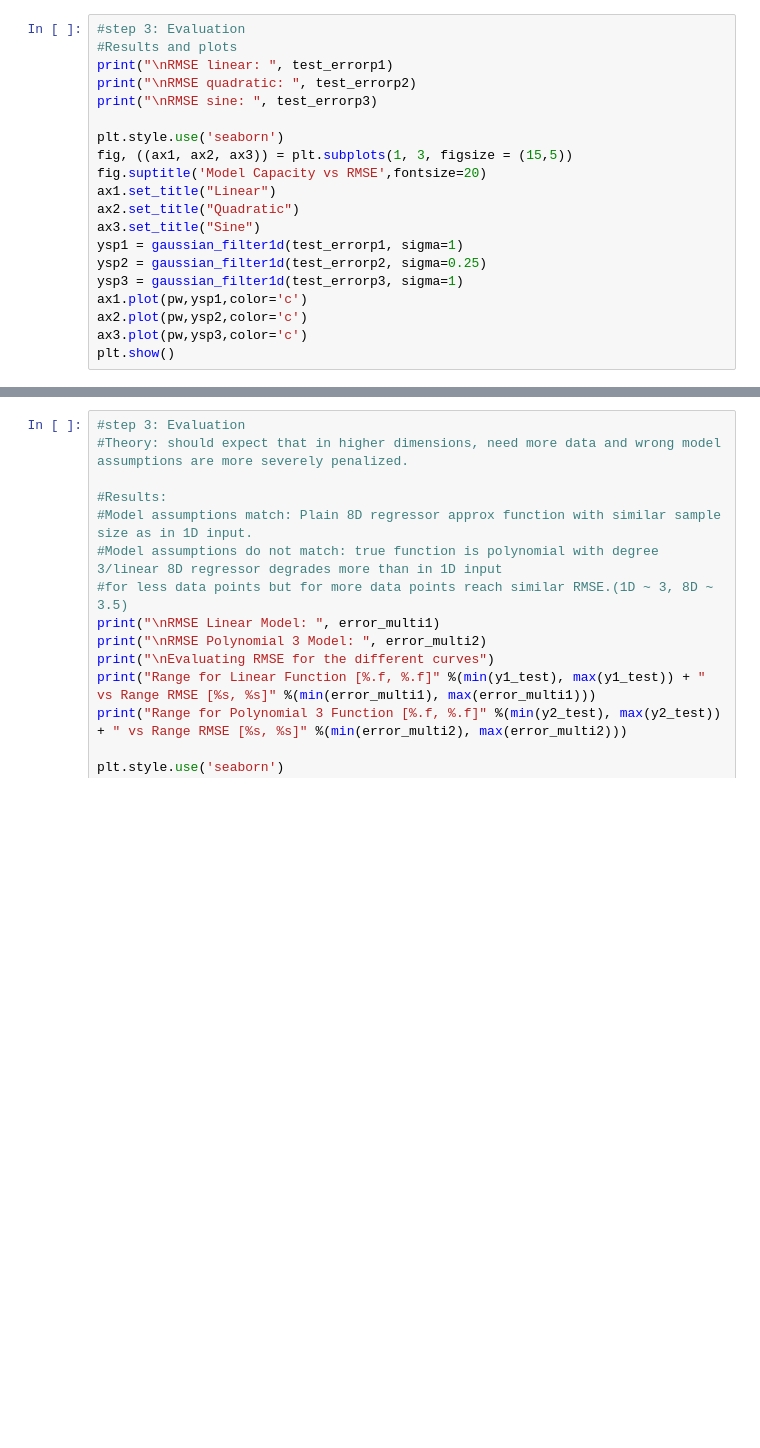
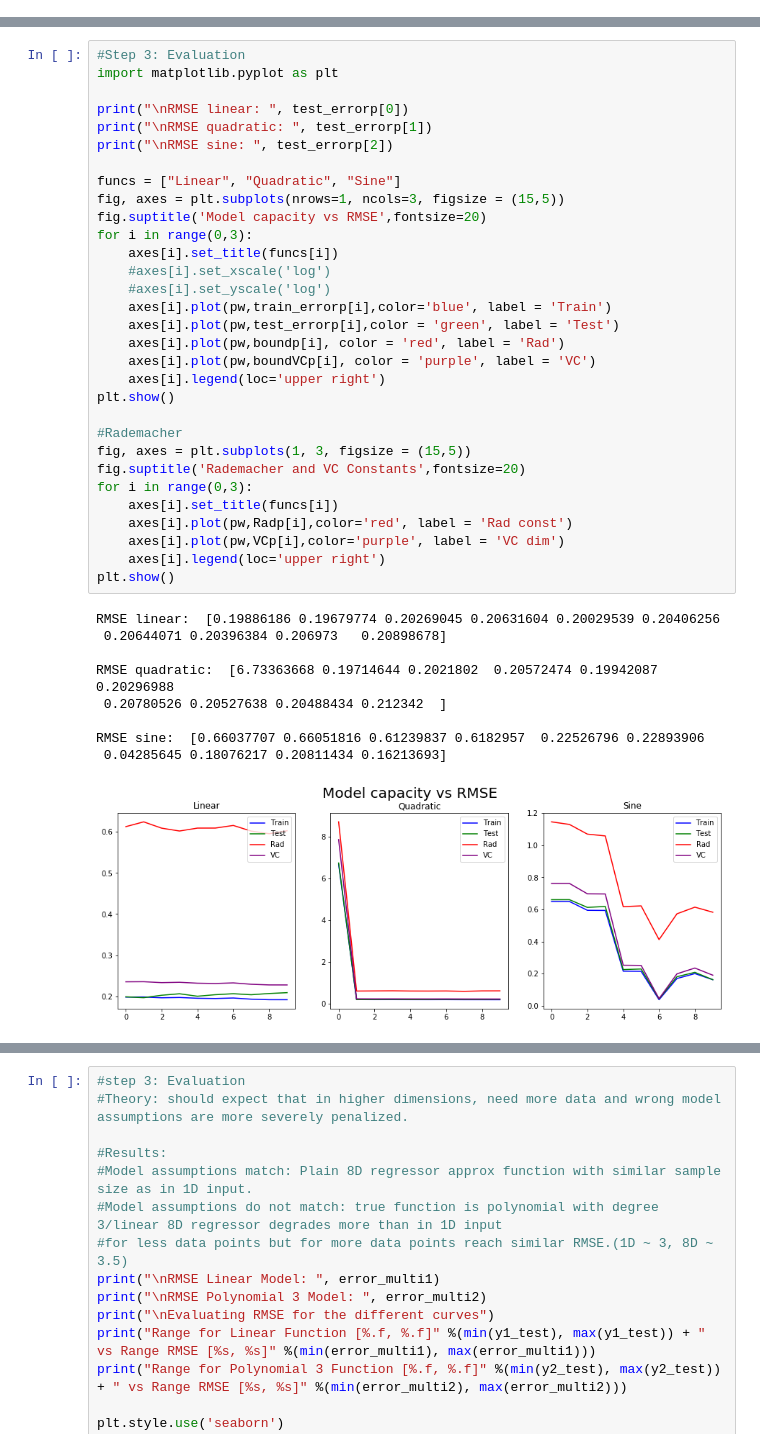
Before and after one commit to gabiBettgenhaeuser/ML_SeminarProject, a Jupyter notebook: Regression.ipynb, the cells around one changed output, grey strips where cells are left out. Drawn from its saved outputs; the diff is of its cells as text; blank space fills up the shorter version.

```diff
--- a/Regression.ipynb
+++ b/Regression.ipynb
@@ -417,20 +399,0 @@ plt.show()
-# %%
-#step 3: Evaluation
-#Results and plots
-print("\nRMSE linear: ", test_errorp1)
-print("\nRMSE quadratic: ", test_errorp2)
-print("\nRMSE sine: ", test_errorp3)
-
-plt.style.use('seaborn')
-fig, ((ax1, ax2, ax3)) = plt.subplots(1, 3, figsize = (15,5))
-fig.suptitle('Model Capacity vs RMSE',fontsize=20)
-ax1.set_title("Linear")
-ax2.set_title("Quadratic")
-ax3.set_title("Sine")
-ysp1 = gaussian_filter1d(test_errorp1, sigma=1)
-ysp2 = gaussian_filter1d(test_errorp2, sigma=0.25)
-ysp3 = gaussian_filter1d(test_errorp3, sigma=1)
-ax1.plot(pw,ysp1,color='c')
-ax2.plot(pw,ysp2,color='c')
-ax3.plot(pw,ysp3,color='c')
-plt.show()
@@ -443,0 +444,41 @@ RMSE sine:  [0.6505926585881237, 0.6501896027146171, 0.7312296903581563, 0.83877
+# %%
+#Step 3: Evaluation
+import matplotlib.pyplot as plt
+
+print("\nRMSE linear: ", test_errorp[0])
+print("\nRMSE quadratic: ", test_errorp[1])
+print("\nRMSE sine: ", test_errorp[2])
+
+funcs = ["Linear", "Quadratic", "Sine"]
+fig, axes = plt.subplots(nrows=1, ncols=3, figsize = (15,5))
+fig.suptitle('Model capacity vs RMSE',fontsize=20)
+for i in range(0,3):
+    axes[i].set_title(funcs[i])
+    #axes[i].set_xscale('log')
+    #axes[i].set_yscale('log')
+    axes[i].plot(pw,train_errorp[i],color='blue', label = 'Train')
+    axes[i].plot(pw,test_errorp[i],color = 'green', label = 'Test')
+    axes[i].plot(pw,boundp[i], color = 'red', label = 'Rad')
+    axes[i].plot(pw,boundVCp[i], color = 'purple', label = 'VC')
+    axes[i].legend(loc='upper right')
+plt.show()
+
+#Rademacher
+fig, axes = plt.subplots(1, 3, figsize = (15,5))
+fig.suptitle('Rademacher and VC Constants',fontsize=20)
+for i in range(0,3):
+    axes[i].set_title(funcs[i])
+    axes[i].plot(pw,Radp[i],color='red', label = 'Rad const')
+    axes[i].plot(pw,VCp[i],color='purple', label = 'VC dim')
+    axes[i].legend(loc='upper right')
+plt.show()
+# %% [output]
+RMSE linear:  [0.19886186 0.19679774 0.20269045 0.20631604 0.20029539 0.20406256
+ 0.20644071 0.20396384 0.206973   0.20898678]
+
+RMSE quadratic:  [6.73363668 0.19714644 0.2021802  0.20572474 0.19942087 0.20296988
+ 0.20780526 0.20527638 0.20488434 0.212342  ]
+
+RMSE sine:  [0.66037707 0.66051816 0.61239837 0.6182957  0.22526796 0.22893906
+ 0.04285645 0.18076217 0.20811434 0.16213693]
+[figure, added]
```
Also changed, not shown: parts of 22 cells of this notebook.
